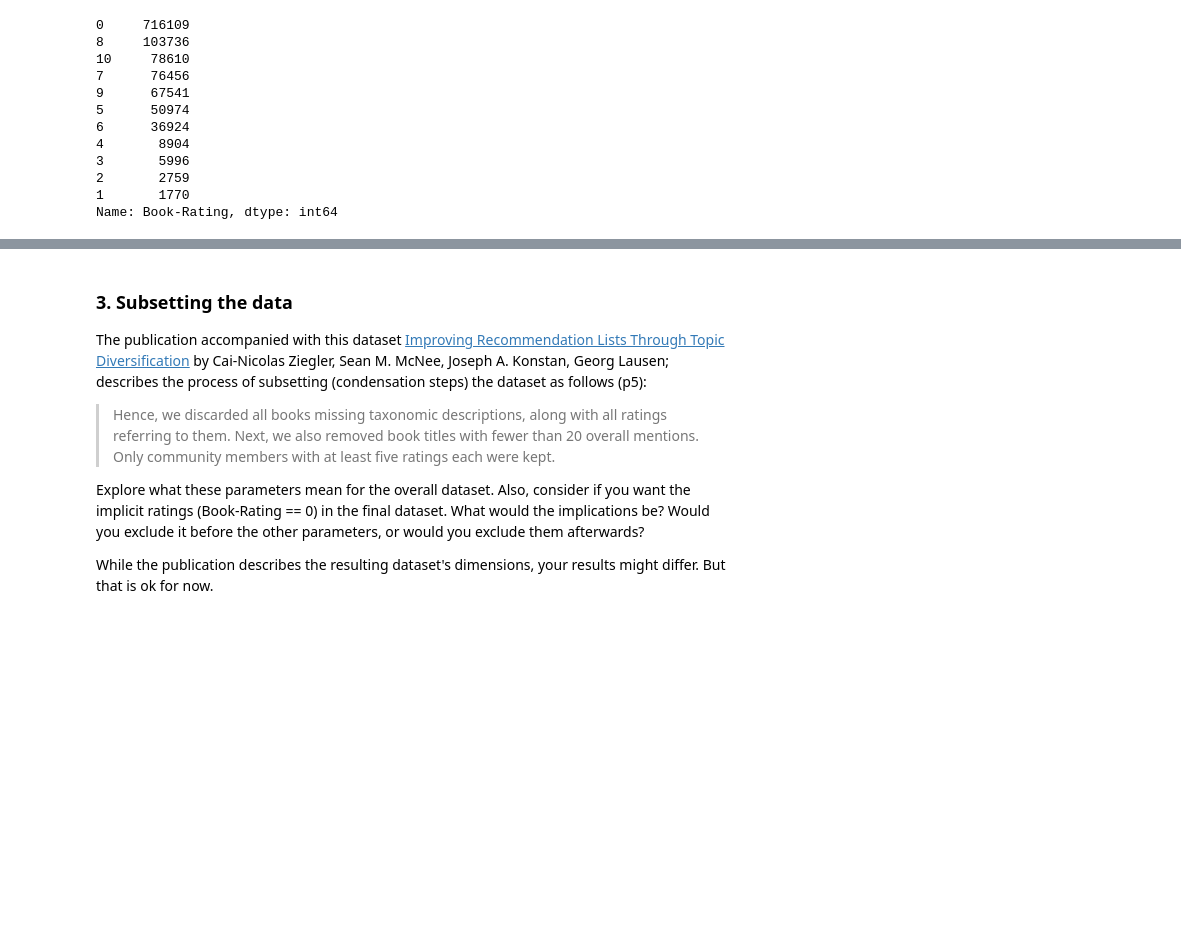
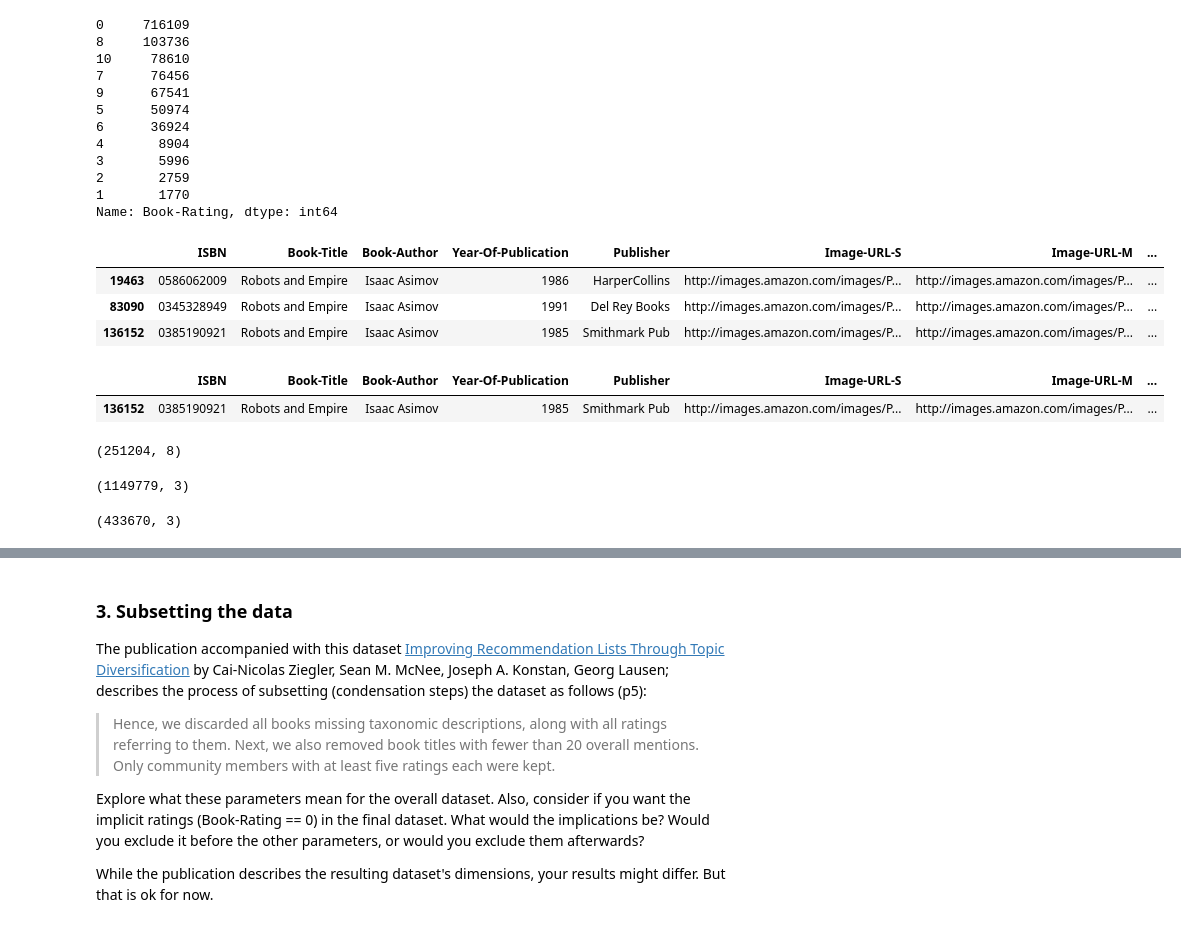
Before and after one commit to EkaterinaMazur/INFOMPPM, a Jupyter notebook: Week 01/01-exploration.ipynb, the cells around one changed output, grey strips where cells are left out. Cells and saved outputs as stored; diff of their text form; code cells hidden in the pictures; blank space fills up the shorter version.

```diff
--- a/Week 01/01-exploration.ipynb
+++ b/Week 01/01-exploration.ipynb
@@ -157,3 +168,25 @@ ratings['Book-Rating'].value_counts()
 2       2759
 1       1770
 Name: Book-Rating, dtype: int64
+# %%
+books.loc[books['Book-Title']=='Robots and Empire']
+# %% [output]
+|  | ISBN | Book-Title | Book-Author | Year-Of-Publication | Publisher | Image-URL-S | Image-URL-M | ... |
+| 19463 | 0586062009 | Robots and Empire | Isaac Asimov | 1986 | HarperCollins | http://images.amazon.com/images/P... | http://images.amazon.com/images/P... | ... |
+| 83090 | 0345328949 | Robots and Empire | Isaac Asimov | 1991 | Del Rey Books | http://images.amazon.com/images/P... | http://images.amazon.com/images/P... | ... |
+| 136152 | 0385190921 | Robots and Empire | Isaac Asimov | 1985 | Smithmark Pub | http://images.amazon.com/images/P... | http://images.amazon.com/images/P... | ... |
+# %%
+#drop diblicates of the same books from different publishers
+books = books.drop_duplicates(subset=['Book-Title', 'Book-Author'], keep='last')
+books.loc[books['Book-Title']=='Robots and Empire']
+# %% [output]
+|  | ISBN | Book-Title | Book-Author | Year-Of-Publication | Publisher | Image-URL-S | Image-URL-M | ... |
+| 136152 | 0385190921 | Robots and Empire | Isaac Asimov | 1985 | Smithmark Pub | http://images.amazon.com/images/P... | http://images.amazon.com/images/P... | ... |
+# %%
+books.shape
+# %% [output]
+(251204, 8)
+# %%
+ratings.shape
+# %% [output]
+(1149779, 3)
@@ -160,3 +195,7 @@ Name: Book-Rating, dtype: int64
+# %%
+ratings.shape
+# %% [output]
+(433670, 3)
 # %%
 # check of there are non existing ID-s in ratings
 df_books_users_out = pd.merge(books, ratings, on = 'ISBN', how='outer', indicator=True)
```
Also changed, not shown: parts of 22 cells of this notebook.
